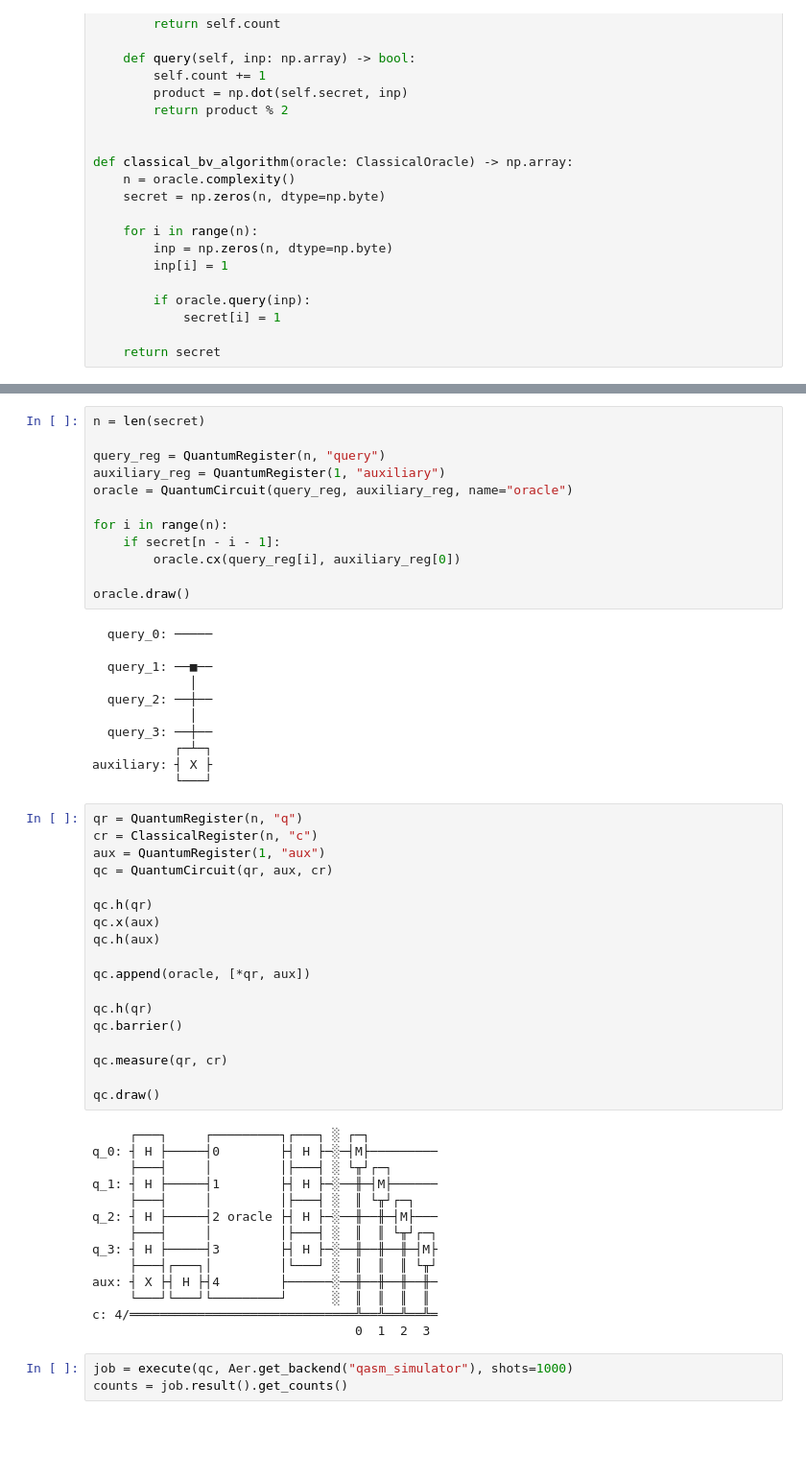
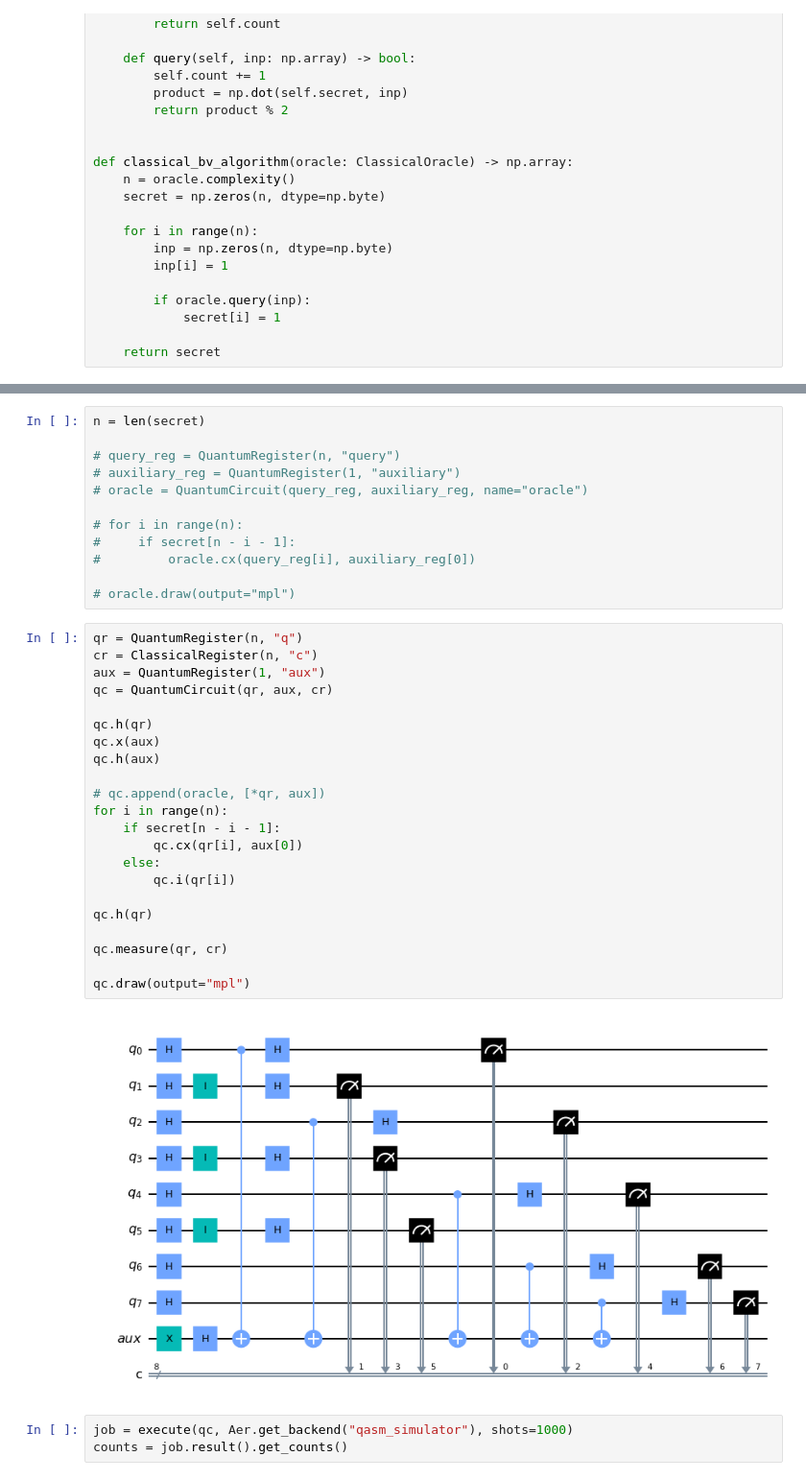
Before and after one commit to chutommy/bvviz, a Jupyter notebook: exploratory-bernstein-vazirani.ipynb, the cells around one changed output, grey strips where cells are left out. Shown at 96% size. Drawn from its saved outputs; the diff is of its cells as text; blank space fills up the shorter version.

```diff
--- a/exploratory-bernstein-vazirani.ipynb
+++ b/exploratory-bernstein-vazirani.ipynb
@@ -56,58 +57,39 @@ match:               True
 # %%
 n = len(secret)
 
-query_reg = QuantumRegister(n, "query")
-auxiliary_reg = QuantumRegister(1, "auxiliary")
-oracle = QuantumCircuit(query_reg, auxiliary_reg, name="oracle")
+# query_reg = QuantumRegister(n, "query")
+# auxiliary_reg = QuantumRegister(1, "auxiliary")
+# oracle = QuantumCircuit(query_reg, auxiliary_reg, name="oracle")
 
-for i in range(n):
-    if secret[n - i - 1]:
-        oracle.cx(query_reg[i], auxiliary_reg[0])
+# for i in range(n):
+#     if secret[n - i - 1]:
+#         oracle.cx(query_reg[i], auxiliary_reg[0])
 
-oracle.draw()
+# oracle.draw(output="mpl")
-# %% [output]
-  query_0: ─────
-
-  query_1: ──■──
-             │
-  query_2: ──┼──
-             │
-  query_3: ──┼──
-           ┌─┴─┐
-auxiliary: ┤ X ├
-           └───┘
 # %%
 qr = QuantumRegister(n, "q")
 cr = ClassicalRegister(n, "c")
 aux = QuantumRegister(1, "aux")
 qc = QuantumCircuit(qr, aux, cr)
 
 qc.h(qr)
 qc.x(aux)
 qc.h(aux)
 
-qc.append(oracle, [*qr, aux])
+# qc.append(oracle, [*qr, aux])
+for i in range(n):
+    if secret[n - i - 1]:
+        qc.cx(qr[i], aux[0])
+    else:
+        qc.i(qr[i])
 
 qc.h(qr)
-qc.barrier()
 
 qc.measure(qr, cr)
 
-qc.draw()
+qc.draw(output="mpl")
 # %% [output]
-     ┌───┐     ┌─────────┐┌───┐ ░ ┌─┐
-q_0: ┤ H ├─────┤0        ├┤ H ├─░─┤M├─────────
-     ├───┤     │         │├───┤ ░ └╥┘┌─┐
-q_1: ┤ H ├─────┤1        ├┤ H ├─░──╫─┤M├──────
-     ├───┤     │         │├───┤ ░  ║ └╥┘┌─┐
-q_2: ┤ H ├─────┤2 oracle ├┤ H ├─░──╫──╫─┤M├───
-     ├───┤     │         │├───┤ ░  ║  ║ └╥┘┌─┐
-q_3: ┤ H ├─────┤3        ├┤ H ├─░──╫──╫──╫─┤M├
-     ├───┤┌───┐│         │└───┘ ░  ║  ║  ║ └╥┘
-aux: ┤ X ├┤ H ├┤4        ├──────░──╫──╫──╫──╫─
-     └───┘└───┘└─────────┘      ░  ║  ║  ║  ║
-c: 4/══════════════════════════════╩══╩══╩══╩═
-                                   0  1  2  3
+[figure, added]
 # %%
 job = execute(qc, Aer.get_backend("qasm_simulator"), shots=1000)
 counts = job.result().get_counts()
```
Also changed, not shown: parts of 6 cells of this notebook.
